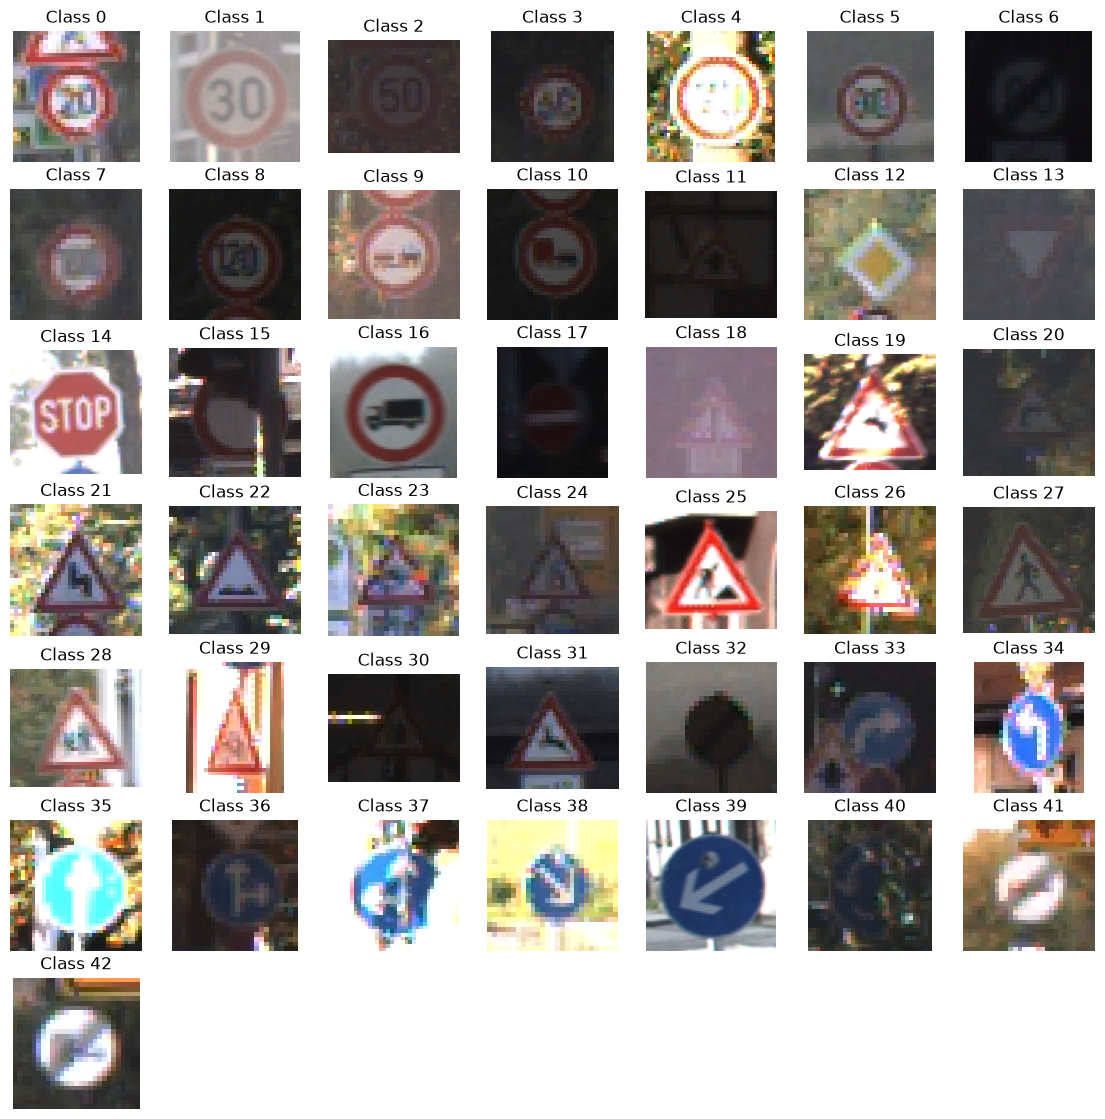
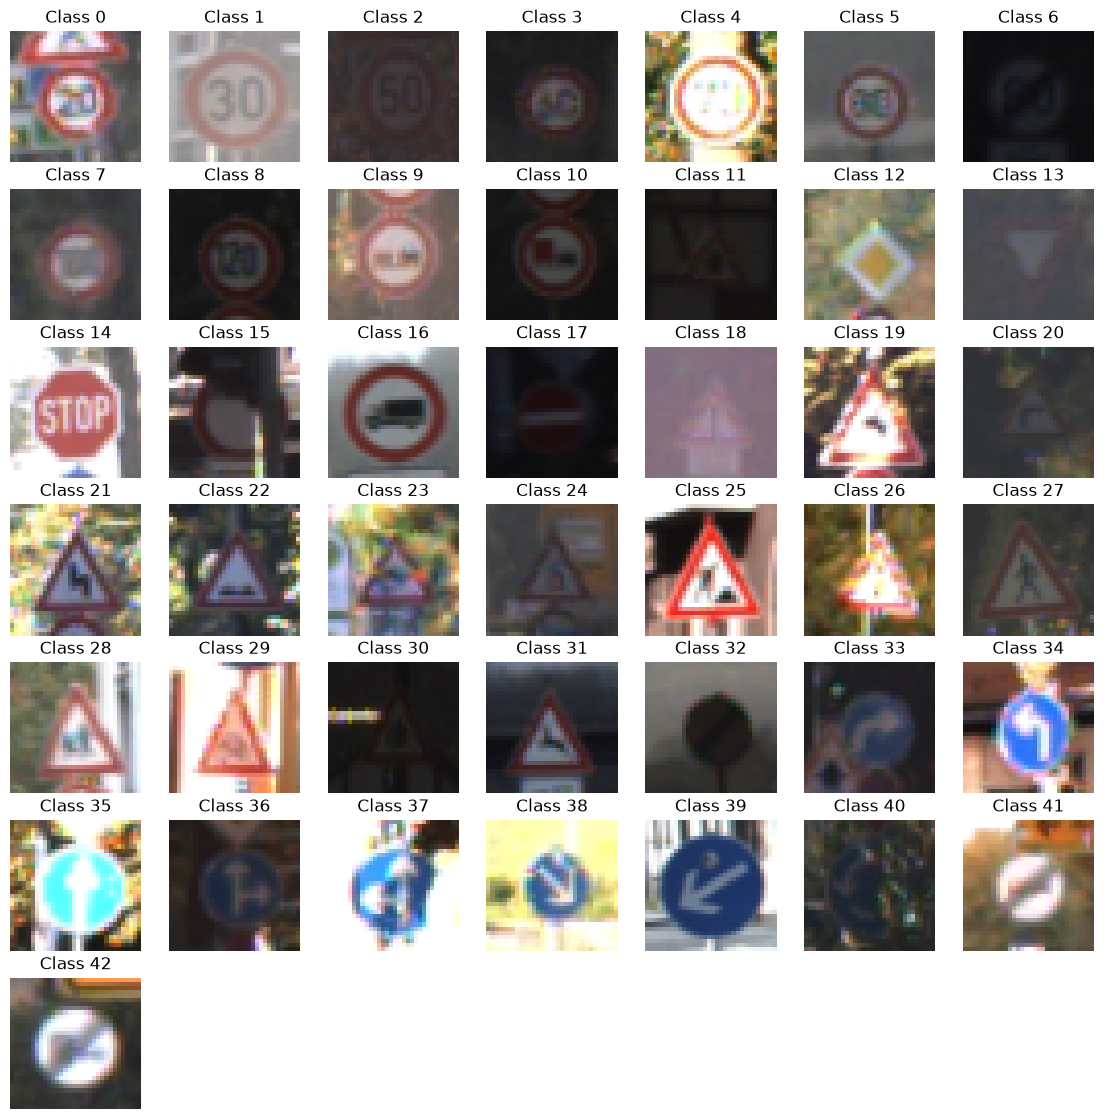
The change to this notebook cell's code, shown as a diff; its figure went from the first image to the second:
--- before
+++ after
@@ -1,9 +1,12 @@
 first_idx = [labels.index(i) for i in range(len(counts))]
+mean = torch.tensor([0.485, 0.456, 0.406]).view(3, 1, 1)
+std = torch.tensor([0.229, 0.224, 0.225]).view(3, 1, 1)
 
 fig, axes = plt.subplots(7, 7, figsize=(14, 14))
 for i in range(len(counts)):
-    img, label = train_data[first_idx[i]]
+    image, label = train_data[first_idx[i]]
+    image = image * std + mean
     ax = axes[i // 7, i % 7]
-    ax.imshow(img)
+    ax.imshow(image.permute(1, 2, 0))
     ax.set_title(f'Class {label}')
     ax.axis('off')

Commit: Week 4: add transforms, un-normalized sample grid, DataLoaders, and MLP baseline model